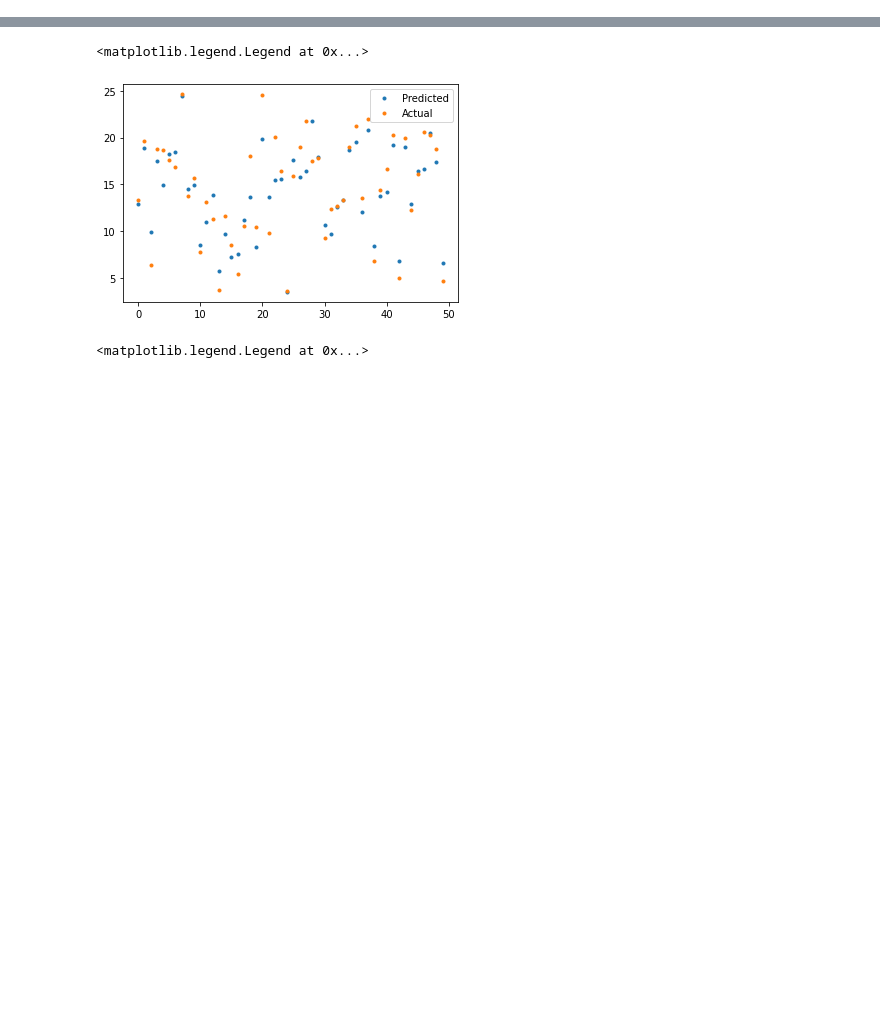
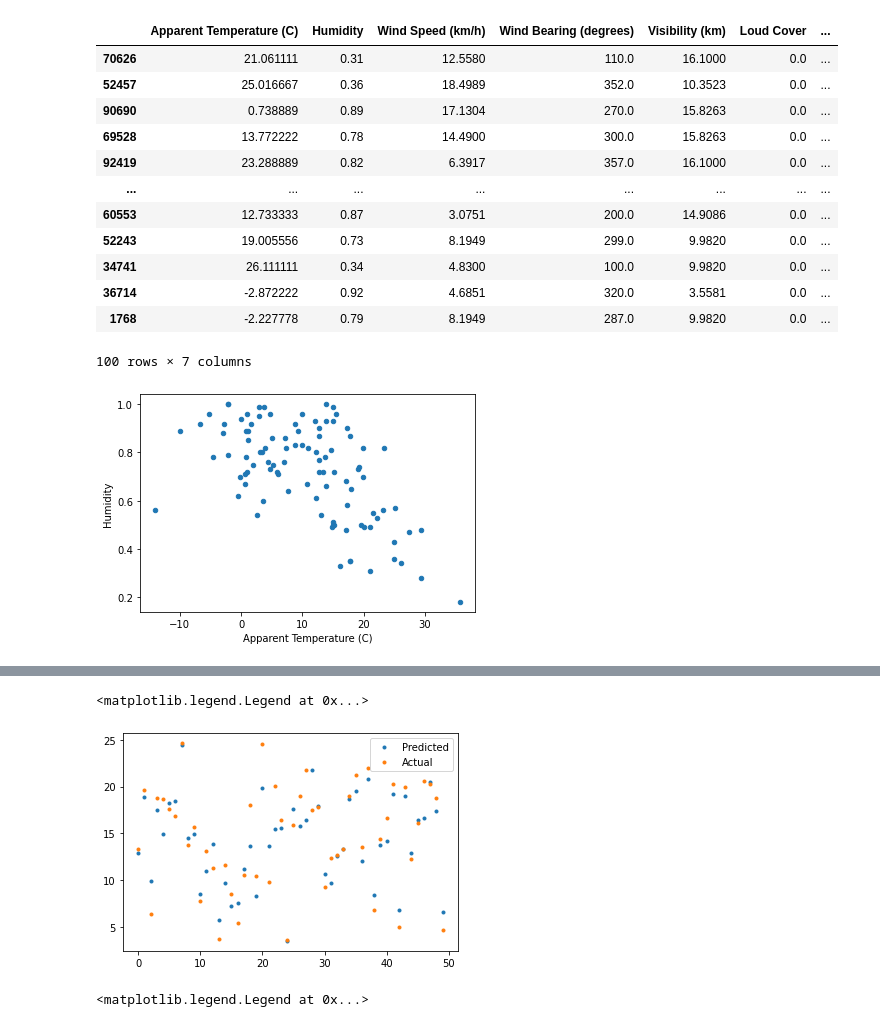
Before and after one commit to TheRealKS/MARS, a Jupyter notebook: test.ipynb, the cells around one changed output, grey strips where cells are left out. Cells and saved outputs as stored; diff of their text form; code cells hidden in the pictures; blank space fills up the shorter version.

```diff
--- a/test.ipynb
+++ b/test.ipynb
@@ -0,0 +1,4 @@
+# %%
+import pandas as pd
+
+weather_df = pd.read_csv('weatherHistory.csv')
@@ -0,0 +21,22 @@
+# %%
+import sklearn
+from sklearn.model_selection import train_test_split
+from sklearn.metrics import accuracy_score
+from sklearn.neighbors import KNeighborsClassifier
+from sklearn.linear_model import LinearRegression
+
+weather_df.loc[weather_df['Precip Type']=='rain','Precip Type']=1
+weather_df.loc[weather_df['Precip Type']=='snow','Precip Type']=0
+
+
+weather_df_num=weather_df[list(weather_df.dtypes[weather_df.dtypes!='object'].index)]
+
+
+weather_y = weather_df_num.pop('Temperature (C)')
+weather_X = weather_df_num
+train_X,test_X,train_y,test_y = train_test_split(weather_X,weather_y,test_size = 0.2,random_state=4)
+# train_X = train_X[:1000].to_numpy()
+# train_y = train_y[:1000].to_numpy()
+# test_X = test_X[:200].to_numpy()
+# test_y = test_y[:200].to_numpy()
+#labels = gen_labels(len(train_X[0]))
@@ -0,0 +59,18 @@
+# %%
+train_X[:100].plot.scatter(x='Apparent Temperature (C)', y='Humidity', style='o')
+train_X[:100]
+# %% [output]
+|  | Apparent Temperature (C) | Humidity | Wind Speed (km/h) | Wind Bearing (degrees) | Visibility (km) | Loud Cover | ... |
+| 70626 | 21.061111 | 0.31 | 12.5580 | 110.0 | 16.1000 | 0.0 | ... |
+| 52457 | 25.016667 | 0.36 | 18.4989 | 352.0 | 10.3523 | 0.0 | ... |
+| 90690 | 0.738889 | 0.89 | 17.1304 | 270.0 | 15.8263 | 0.0 | ... |
+| 69528 | 13.772222 | 0.78 | 14.4900 | 300.0 | 15.8263 | 0.0 | ... |
+| 92419 | 23.288889 | 0.82 | 6.3917 | 357.0 | 16.1000 | 0.0 | ... |
+| ... | ... | ... | ... | ... | ... | ... | ... |
+| 60553 | 12.733333 | 0.87 | 3.0751 | 200.0 | 14.9086 | 0.0 | ... |
+| 52243 | 19.005556 | 0.73 | 8.1949 | 299.0 | 9.9820 | 0.0 | ... |
+| 34741 | 26.111111 | 0.34 | 4.8300 | 100.0 | 9.9820 | 0.0 | ... |
+| 36714 | -2.872222 | 0.92 | 4.6851 | 320.0 | 3.5581 | 0.0 | ... |
+| 1768 | -2.227778 | 0.79 | 8.1949 | 287.0 | 9.9820 | 0.0 | ... |
+100 rows × 7 columns
+[figure, added]
```
Also changed, not shown: parts of 26 cells of this notebook, 11 other files.
